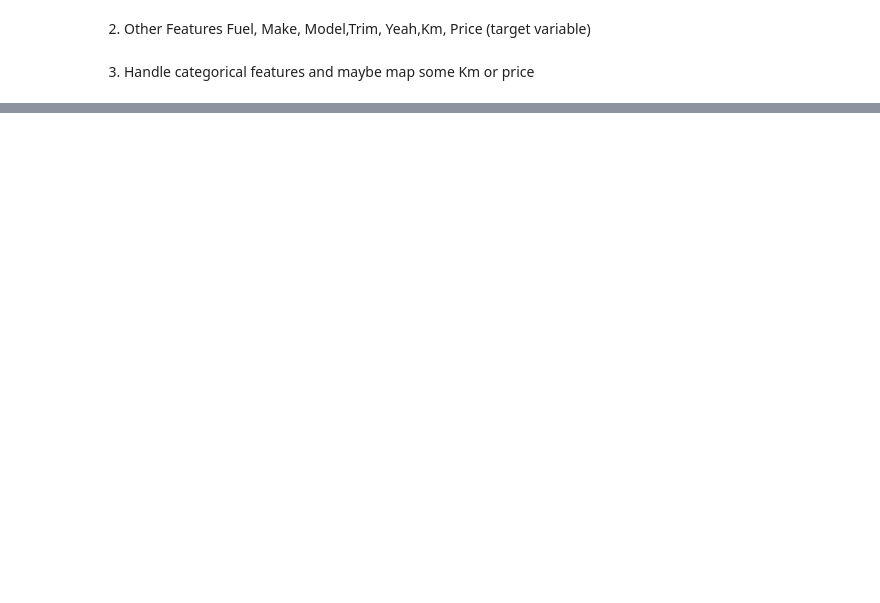
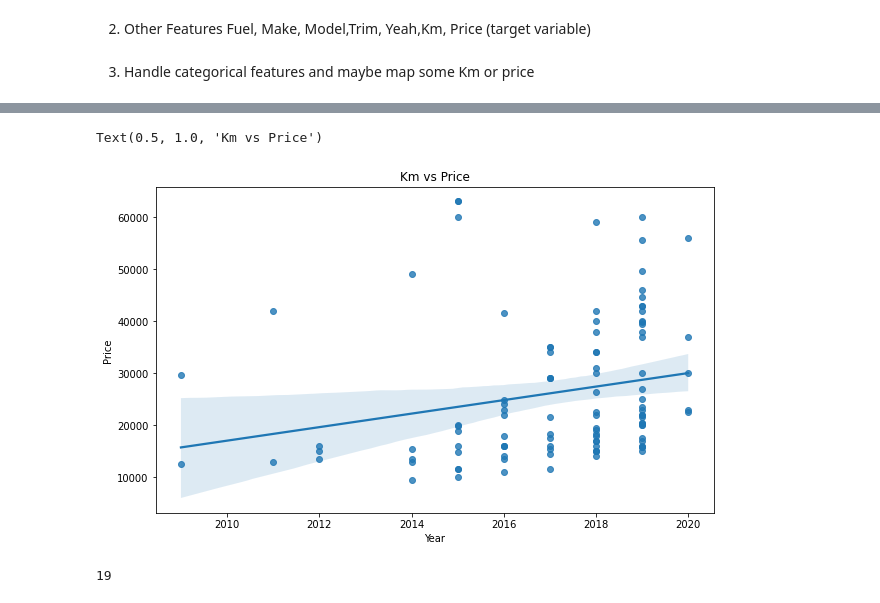
Before and after one commit to yanis92300/Machine-Learning, a Jupyter notebook: scrapping_prediction/code.ipynb, the cells around one changed output, grey strips where cells are left out. Saved outputs shown, nothing was run; the diff lists cells and outputs as text; code cells hidden in the pictures; blank space fills up the shorter version.

```diff
--- a/scrapping_prediction/code.ipynb
+++ b/scrapping_prediction/code.ipynb
@@ -164,0 +191,3 @@ assert len(Make) == len(Model) == len(Km)==len(trim)== len(Price)== len(Year) ==
+# %%
+df['Price'] = df['Price'].astype(float, errors='raise')
+df['Year'] = df['Year'].astype(float, errors='raise')
@@ -164,0 +205,14 @@ assert len(Make) == len(Model) == len(Km)==len(trim)== len(Price)== len(Year) ==
+# %%
+df.Km = df.Km*1000
+# %%
+df = df[df.Year < 2021]
+plt.figure(figsize=(10, 6))
+sns.regplot(x='Year', y='Price', data=df).set_title('Km vs Price')
+# %% [output]
+Text(0.5, 1.0, 'Km vs Price')
+[figure, added]
+# %%
+df.Model.nunique()
+df.Make.nunique()
+# %% [output]
+19
```
Also changed, not shown: parts of 14 cells of this notebook.
